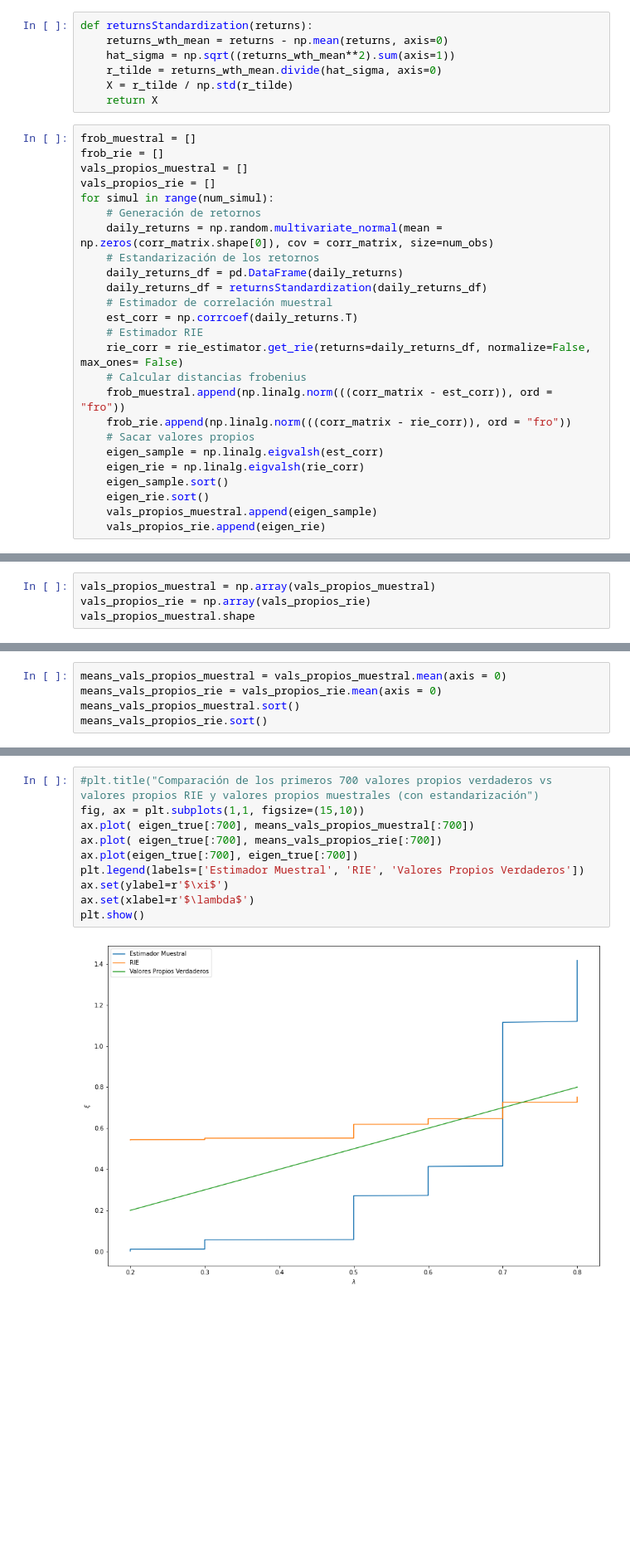
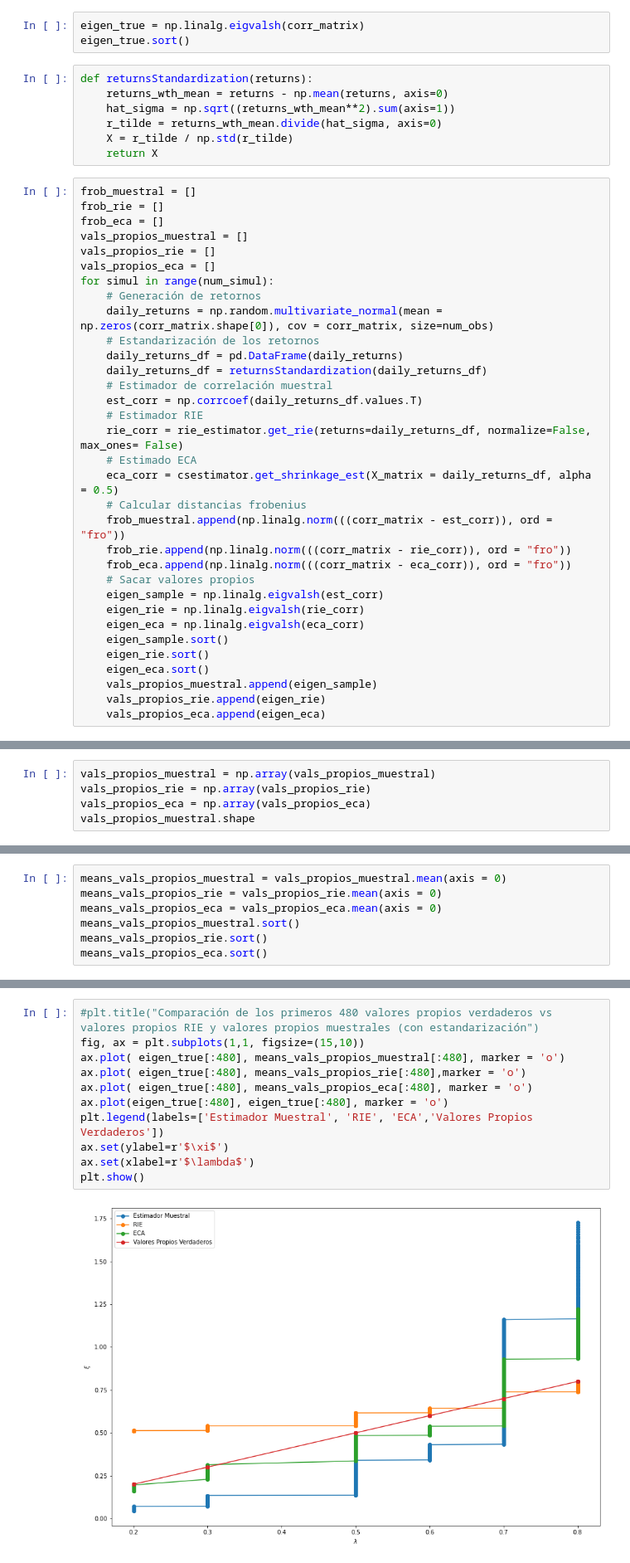
Before and after one commit to jduarte00/tesis, a Jupyter notebook: simulaciones.ipynb, the cells around one changed output, grey strips where cells are left out. Shown at 83% size. Cells and saved outputs as stored; diff of their text form; blank space fills up the shorter version.

```diff
--- a/simulaciones.ipynb
+++ b/simulaciones.ipynb
@@ -513,3 +397,6 @@ num_simul = 100
+# %%
+eigen_true = np.linalg.eigvalsh(corr_matrix)
+eigen_true.sort()
 # %%
 def returnsStandardization(returns):
     returns_wth_mean = returns - np.mean(returns, axis=0)
@@ -520,8 +407,10 @@ def returnsStandardization(returns):
 # %%
 frob_muestral = []
 frob_rie = []
+frob_eca = []
 vals_propios_muestral = []
 vals_propios_rie = []
+vals_propios_eca = []
 for simul in range(num_simul):
     # Generación de retornos
     daily_returns = np.random.multivariate_normal(mean = np.zeros(corr_matrix.shape[0]), cov = corr_matrix, size=num_obs)
@@ -529,19 +418,25 @@ for simul in range(num_simul):
     daily_returns_df = pd.DataFrame(daily_returns)
     daily_returns_df = returnsStandardization(daily_returns_df)
     # Estimador de correlación muestral
-    est_corr = np.corrcoef(daily_returns.T)
+    est_corr = np.corrcoef(daily_returns_df.values.T)
     # Estimador RIE
     rie_corr = rie_estimator.get_rie(returns=daily_returns_df, normalize=False, max_ones= False)
+    # Estimado ECA
+    eca_corr = csestimator.get_shrinkage_est(X_matrix = daily_returns_df, alpha = 0.5)
     # Calcular distancias frobenius
     frob_muestral.append(np.linalg.norm(((corr_matrix - est_corr)), ord = "fro"))
     frob_rie.append(np.linalg.norm(((corr_matrix - rie_corr)), ord = "fro"))
+    frob_eca.append(np.linalg.norm(((corr_matrix - eca_corr)), ord = "fro"))
     # Sacar valores propios
     eigen_sample = np.linalg.eigvalsh(est_corr)
     eigen_rie = np.linalg.eigvalsh(rie_corr)
+    eigen_eca = np.linalg.eigvalsh(eca_corr)
     eigen_sample.sort()
     eigen_rie.sort()
+    eigen_eca.sort()
     vals_propios_muestral.append(eigen_sample)
     vals_propios_rie.append(eigen_rie)
+    vals_propios_eca.append(eigen_eca)
 # %%
 print(np.mean(frob_muestral))
 print(np.mean(frob_rie))
@@ -557,5 +458,6 @@ print(np.std(frob_rie))
 # %%
 vals_propios_muestral = np.array(vals_propios_muestral)
 vals_propios_rie = np.array(vals_propios_rie)
+vals_propios_eca = np.array(vals_propios_eca)
 vals_propios_muestral.shape
 # %% [output]
@@ -563,5 +465,7 @@ vals_propios_muestral.shape
 # %%
 means_vals_propios_muestral = vals_propios_muestral.mean(axis = 0)
 means_vals_propios_rie = vals_propios_rie.mean(axis = 0)
+means_vals_propios_eca = vals_propios_eca.mean(axis = 0)
 means_vals_propios_muestral.sort()
 means_vals_propios_rie.sort()
+means_vals_propios_eca.sort()
@@ -577,15 +511,16 @@ plt.show()
 # %%
-#plt.title("Comparación de los primeros 700 valores propios verdaderos vs valores propios RIE y valores propios muestrales (con estandarización")
+#plt.title("Comparación de los primeros 480 valores propios verdaderos vs valores propios RIE y valores propios muestrales (con estandarización")
 fig, ax = plt.subplots(1,1, figsize=(15,10))
-ax.plot( eigen_true[:700], means_vals_propios_muestral[:700])
-ax.plot( eigen_true[:700], means_vals_propios_rie[:700])
-ax.plot(eigen_true[:700], eigen_true[:700])
-plt.legend(labels=['Estimador Muestral', 'RIE', 'Valores Propios Verdaderos'])
+ax.plot( eigen_true[:480], means_vals_propios_muestral[:480], marker = 'o')
+ax.plot( eigen_true[:480], means_vals_propios_rie[:480],marker = 'o')
+ax.plot( eigen_true[:480], means_vals_propios_eca[:480], marker = 'o')
+ax.plot(eigen_true[:480], eigen_true[:480], marker = 'o')
+plt.legend(labels=['Estimador Muestral', 'RIE', 'ECA','Valores Propios Verdaderos'])
 ax.set(ylabel=r'$\xi$')
 ax.set(xlabel=r'$\lambda$')
 plt.show()
 # %% [output]
-[figure, old version]
+[figure, new version]
 # %%
 #plt.title("Comparación de todos valores propios verdaderos vs valores propios RIE y valores propios muestrales (con estandarización)")
 fig, ax = plt.subplots(1,1, figsize=(15,10))
```
Also changed, not shown: parts of 91 cells of this notebook.
